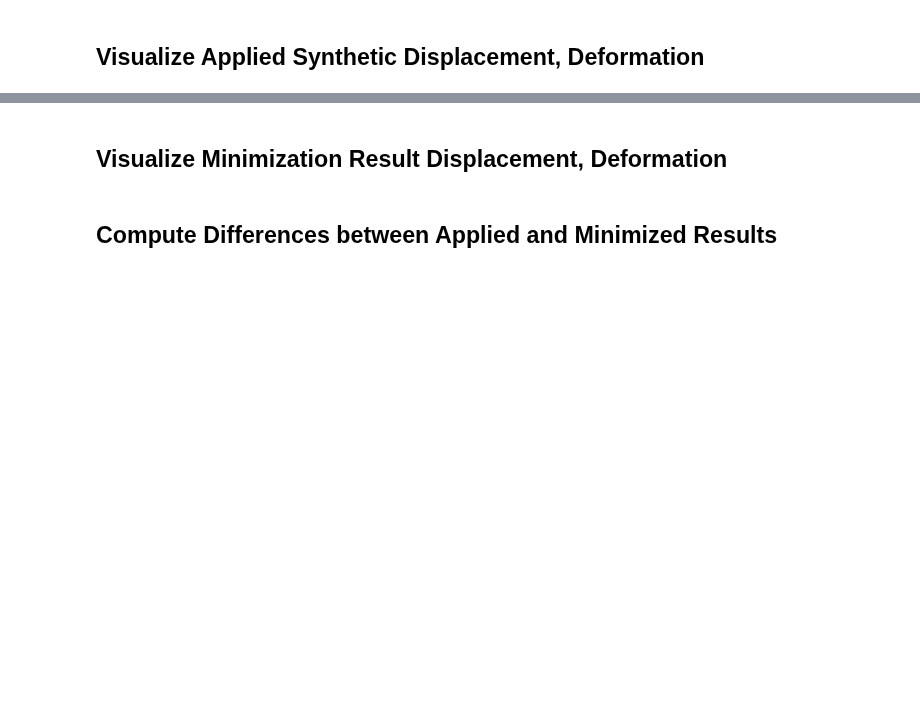
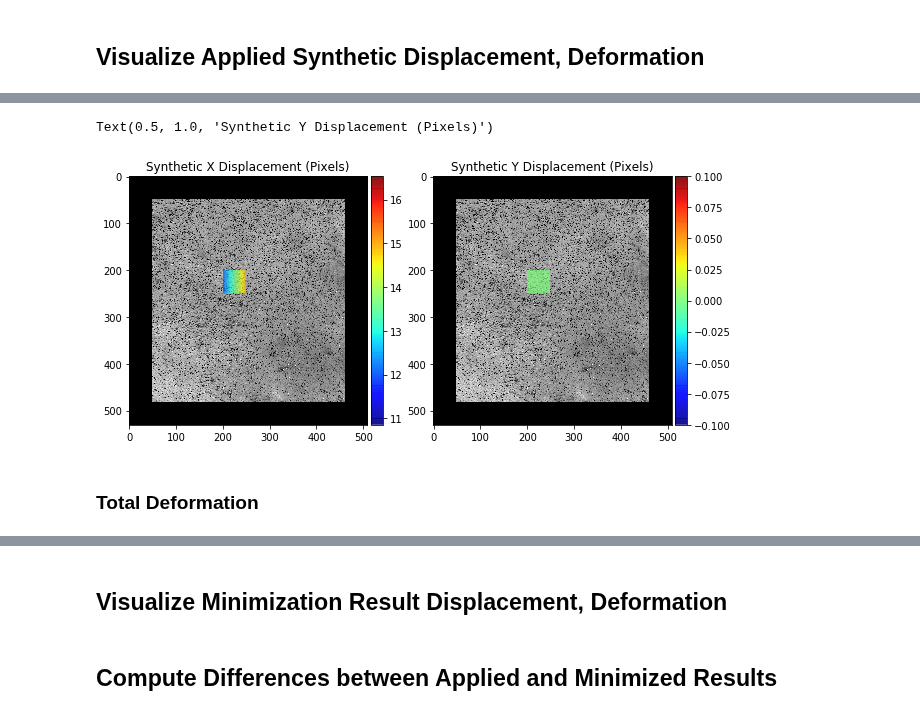
Before and after one commit to mfkiwl/splineDIC, a Jupyter notebook: notebooks/report/stp_report_synthetic_results_viz.ipynb, the cells around one changed output, grey strips where cells are left out. Cells and saved outputs as stored; diff of their text form; code cells hidden in the pictures; blank space fills up the shorter version.

Commit message:
adding synthetic data viz

```diff
--- a/notebooks/report/stp_report_synthetic_results_viz.ipynb
+++ b/notebooks/report/stp_report_synthetic_results_viz.ipynb
@@ -53,0 +59,4 @@ array([], shape=(0, 4), dtype=float64)
+# %%
+# Load image
+imgname = 'C:\\Users\\potterst1\\Desktop\\Repositories\\BitBucket\\dic\\data\\DIC_S_cropped_gray_pad_0.tiff'
+image = cv2.imread(imgname, -1)
@@ -53,0 +108,39 @@ array([], shape=(0, 4), dtype=float64)
+# %%
+# Fill synthetic
+U_synth = np.zeros(image.shape) * np.nan
+V_synth = np.zeros(image.shape) * np.nan
+
+for i in range(rowmin_index, rowmax_index):
+    for j in range(colmin_index, colmax_index):
+        u_val = (j - colmin_index) / (colmax_index - colmin_index)
+        v_val = (i - rowmin_index) / (rowmax_index - rowmin_index)
+        disp_synth = np.array(synth_disp_surf.surfpt(u_val, v_val))
+        U_synth[i, j] = disp_synth[0]
+        V_synth[i, j] = disp_synth[1]
+# %%
+# Display
+fig, (ax0, ax1) = plt.subplots(1, 2, figsize=(10, 10))
+im0 = ax0.imshow(image, cmap='gray')
+Uim = ax0.imshow(U_synth, cmap='jet', alpha=0.7)
+divider = make_axes_locatable(ax0)
+cax0 = divider.append_axes('right', size='5%', pad=0.05)
+fig.colorbar(Uim, cax=cax0)
+Umin = 0.9 * np.nanmin(U_synth)
+Umax = 1.1 * np.nanmax(U_synth)
+Uim.set_clim(Umin, Umax)
+ax0.set_title('Synthetic X Displacement (Pixels)')
+
+im1 = ax1.imshow(image, cmap='gray')
+Vim = ax1.imshow(V_synth, cmap='jet', alpha=0.7)
+divider = make_axes_locatable(ax1)
+cax1 = divider.append_axes('right', size='5%', pad=0.05)
+fig.colorbar(Vim, cax=cax1)
+Vmin = 0.9 * np.nanmin(V_synth)
+Vmax = 0.9 * np.nanmax(V_synth)
+Vim.set_clim(Vmin, Vmax)
+ax1.set_title('Synthetic Y Displacement (Pixels)')
+# %% [output]
+Text(0.5, 1.0, 'Synthetic Y Displacement (Pixels)')
+[figure, added]
+# %% [markdown]
+### Total Deformation
```
Also changed, not shown: parts of 9 cells of this notebook.
